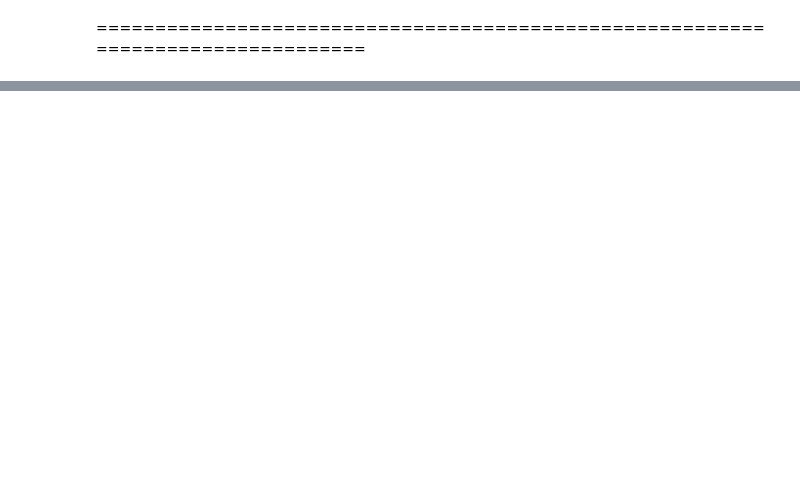
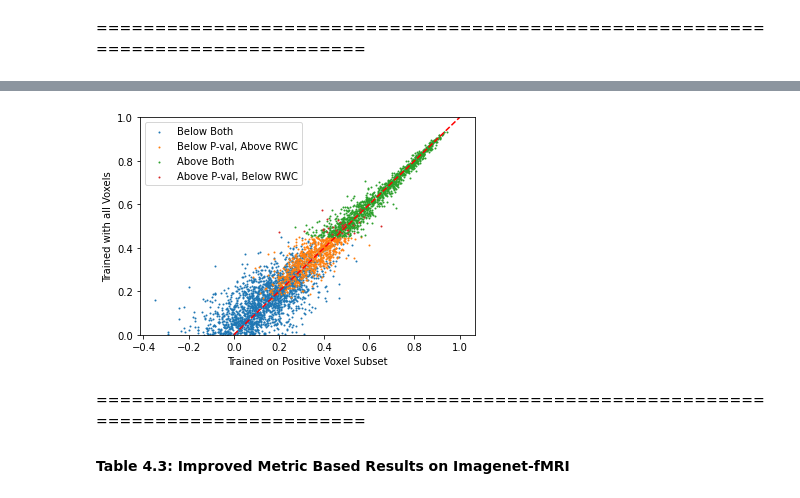
Before and after one commit to BRAIN-TO/CapsNet, a Jupyter notebook: analysis/final_results.ipynb, the cells around one changed output, grey strips where cells are left out. Saved outputs shown, nothing was run; the diff lists cells and outputs as text; code cells hidden in the pictures; blank space fills up the shorter version.

```diff
--- a/analysis/final_results.ipynb
+++ b/analysis/final_results.ipynb
@@ -691,0 +813,38 @@ plt.show()
+# %%
+# Use p-value thresholding to get indices of significant and insignificant voxels
+# for voxels with positive voxelwise correlations
+PVAL=0.001
+beliy_imagenet_pvals = vc_pval(beliy_pred_imagenet, y_test_imagenet)
+beliy_pv_imagenet_pvals = beliy_imagenet_pvals[pos_vox_subset]
+beliy_pv_sig_imagenet = np.where(beliy_pv_imagenet_pvals <= PVAL)[0]
+beliy_pv_insig_imagenet = np.where(beliy_pv_imagenet_pvals > PVAL)[0]
+
+# Get indices of intentional and unintentional voxels for the positively correlated voxels
+beliy_pv_rwc_imagenet = beliy_rwc_imagenet[pos_vox_subset]
+beliy_pv_intent_imagenet = np.where(beliy_pv_rwc_imagenet >= beliy_thresh_imagenet)[0]
+beliy_pv_unint_imagenet = np.where(beliy_pv_rwc_imagenet < beliy_thresh_imagenet)[0]
+
+# Determine indices below both thresholds, above both, or above one but not the other
+ab = beliy_pv_sig_imagenet[np.isin(beliy_pv_sig_imagenet, beliy_pv_intent_imagenet)] # above both thresholds
+bb = beliy_pv_insig_imagenet[np.isin(beliy_pv_insig_imagenet, beliy_pv_unint_imagenet)] # below both thresholds
+ap_brwc = beliy_pv_sig_imagenet[np.isin(beliy_pv_sig_imagenet, beliy_pv_unint_imagenet)] # above p-val thresh but below rwc thresh (significant yet unintentional)
+bp_arwc = beliy_pv_insig_imagenet[np.isin(beliy_pv_insig_imagenet, beliy_pv_intent_imagenet)] # below p-val thresh but above rwc thresh (intentional yet insignificant)
+# %%
+# Plot results
+beliy_vc_pos = beliy_imagenet_vc[pos_vox_subset]
+plt.scatter(beliy_pv_imagenet_vc[bb], beliy_vc_pos[bb], s=1)
+plt.scatter(beliy_pv_imagenet_vc[bp_arwc], beliy_vc_pos[bp_arwc], s=1)
+plt.scatter(beliy_pv_imagenet_vc[ab], beliy_vc_pos[ab], s=1)
+plt.scatter(beliy_pv_imagenet_vc[ap_brwc], beliy_vc_pos[ap_brwc], s=1)
+plt.legend(['Below Both', 'Below P-val, Above RWC', 'Above Both', 'Above P-val, Below RWC'])
+plt.plot([0, 1], [0, 1], color='red', linestyle='--')
+# plt.xlim(-0.6, 1)
+plt.ylim(0, 1)
+plt.xlabel('Trained on Positive Voxel Subset')
+plt.ylabel('Trained with all Voxels')
+plt.show()
+# %% [output]
+[figure, added]
+# %% [markdown]
+================================================================================
+#### Table 4.3: Improved Metric Based Results on Imagenet-fMRI
```
Also changed, not shown: parts of 44 cells of this notebook, 8 other files.
